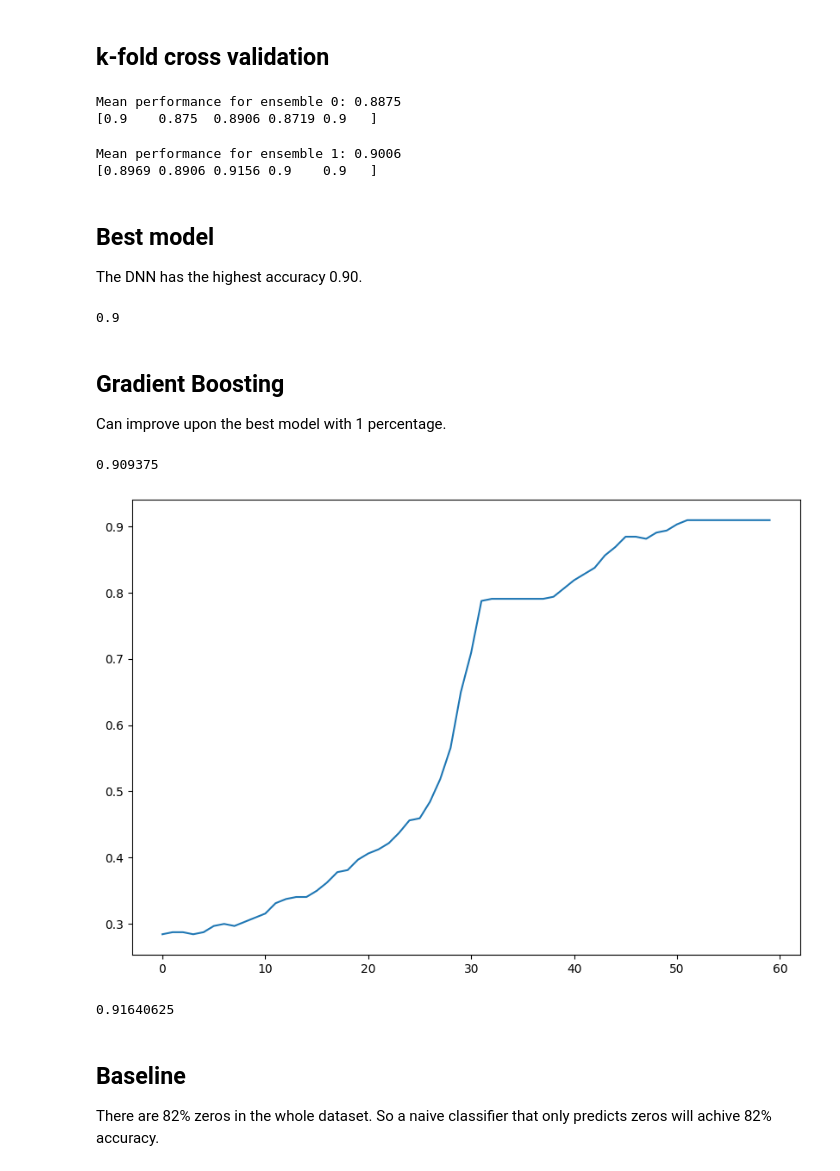
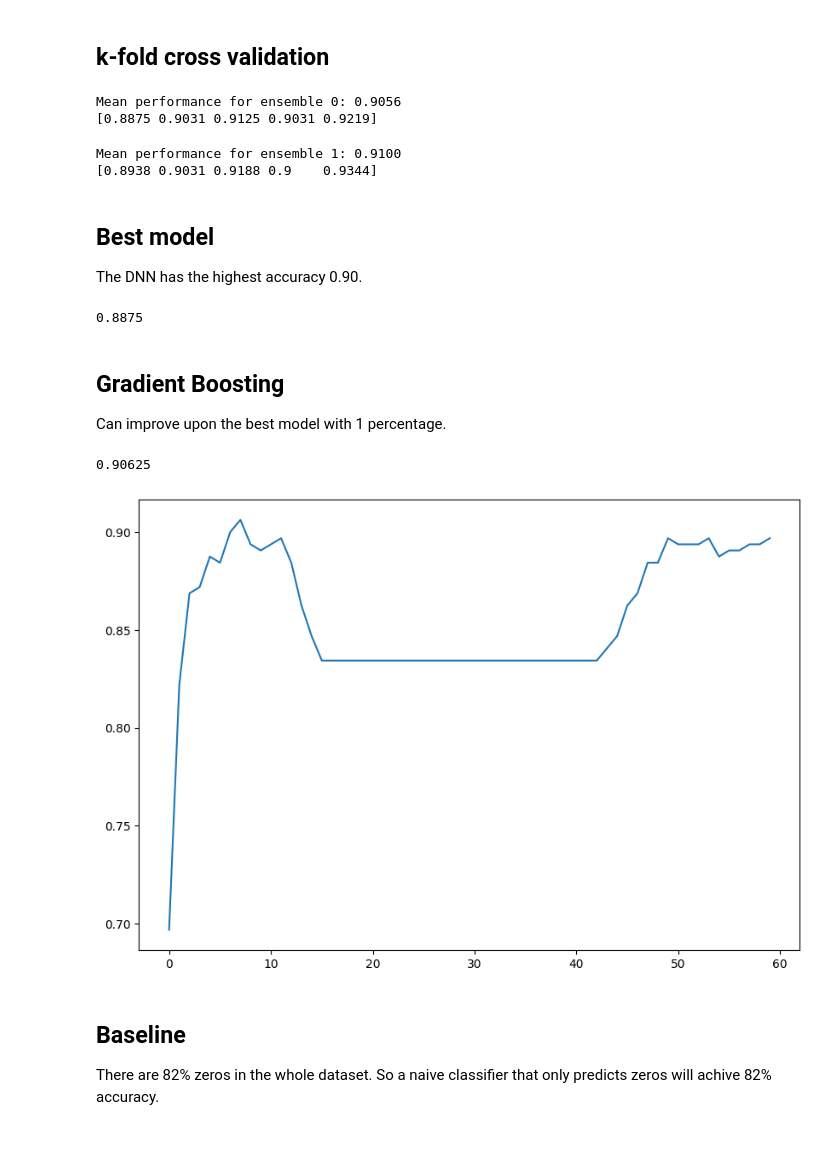
Before and after one commit to SunAndClouds/SML-Project, a Jupyter notebook: Algorithms/DNN.ipynb, the cells around one changed output. Drawn from its saved outputs; the diff is of its cells as text; code cells hidden in the pictures; blank space fills up the shorter version.

```diff
--- a/Algorithms/DNN.ipynb
+++ b/Algorithms/DNN.ipynb
@@ -113,9 +166,11 @@ class Linear(nn.Module):
         super().__init__()
         torch.manual_seed(seed)
         self.weight = nn.Parameter(torch.randn(input_size, output_size) / (input_size + output_size))
-        self.bias = nn.Parameter(torch.zeros(output_size)) if bias else 0
+        self.bias = nn.Parameter(torch.zeros(output_size)) if bias else None
 
     def forward(self, x):
+        if self.bias is None:
+            return x @ self.weight
         return x @ self.weight + self.bias
 
 class DNN(nn.Module):
@@ -173,9 +228,11 @@ for n in range(n_ensembles):
 
     for epoch in tqdm(range(epochs)):
         optimizer.zero_grad()
+        model.train()
         y_pred = model(X_train)
         loss = loss_fn(y_pred, y_train)
 
+        model.eval()
         with torch.no_grad():
             y_pred_test = model(X_test)
             test_loss = loss_fn(y_pred_test, y_test)
@@ -219,7 +276,7 @@ n_ensembles = 2
 
 for n in range(n_ensembles):
     fold_performance = []
-    for train_index, test_index in kf.split(X):
+    for train_index, test_index in kf.split(np.array(X)):
 
         X_train, X_test = X[train_index], X[test_index]
         y_train, y_test = y[train_index], y[test_index]
@@ -234,10 +291,12 @@ for n in range(n_ensembles):
 
         for epoch in tqdm(range(epochs)):
             optimizer.zero_grad()
+            model.train()
             y_pred = model(X_train)
             loss = loss_fn(y_pred, y_train)
 
             with torch.no_grad():
+                model.eval()
                 y_pred_test = model(X_test)
                 test_loss = loss_fn(y_pred_test, y_test)
                 test_loss_history.append(test_loss.item())
@@ -257,56 +316,58 @@ for n in range(n_ensembles):
     print(f"Mean performance for ensemble {n}: {mean_performance:.4f}")
     print(f"{np.round(fold_performance, 4)}")
 # %% [output]
-Mean performance for ensemble 0: 0.8875
-[0.9    0.875  0.8906 0.8719 0.9   ]
+Mean performance for ensemble 0: 0.9056
+[0.8875 0.9031 0.9125 0.9031 0.9219]
-Mean performance for ensemble 1: 0.9006
-[0.8969 0.8906 0.9156 0.9    0.9   ]
+Mean performance for ensemble 1: 0.9100
+[0.8938 0.9031 0.9188 0.9    0.9344]
 # %% [markdown]
 ## Best model
 The DNN has the highest accuracy 0.90.
 # %%
 pretrained_model = DNN(17, X_train.shape[-1], 2)
 pretrained_model.load_state_dict(optimal_weights)
-metric(pretrained_model(X_test), y_test)
+
+with torch.no_grad():
+    y_pred = pretrained_model(X_test)
+
+metric(y_pred, y_test)
 # %% [output]
-0.9
+0.8875
 # %% [markdown]
 ## Gradient Boosting
 Can improve upon the best model with 1 percentage.
 # %%
 epochs = 60
 model = DNN(5, 1, layers=1, seed=0)
 optimizer = torch.optim.Adam(model.parameters(), lr=1e-3)
 test_metric_history = []
 
 with torch.no_grad():
     base_train_pred = pretrained_model(X_train)
     base_test_pred  = pretrained_model(X_test)
 
 for epoch in tqdm(range(epochs)):
     optimizer.zero_grad()
     new_train_input = base_train_pred
+    model.train()
     y_pred = model(new_train_input)
     loss = loss_fn(y_pred, y_train)
 
     with torch.no_grad():
         new_test_input = base_test_pred
+        model.eval()
         y_pred_test = model(new_test_input)
         accuracy = metric(y_pred_test, y_test)
         test_metric_history.append(accuracy)
 
     loss.backward()
     optimizer.step()
 
 plt.plot(test_metric_history)
 print(max(test_metric_history))
 # %% [output]
-0.909375
+0.90625
-[figure, old version]
+[figure, new version]
-# %%
-metric(model(pretrained_model(X_train)), y_train)
-# %% [output]
-0.91640625
 # %% [markdown]
 ## Baseline
 There are 82% zeros in the whole dataset. So a naive classifier that only predicts zeros will achive 82% accuracy.
```
Also changed, not shown: parts of 6 cells of this notebook, 2 other files.
